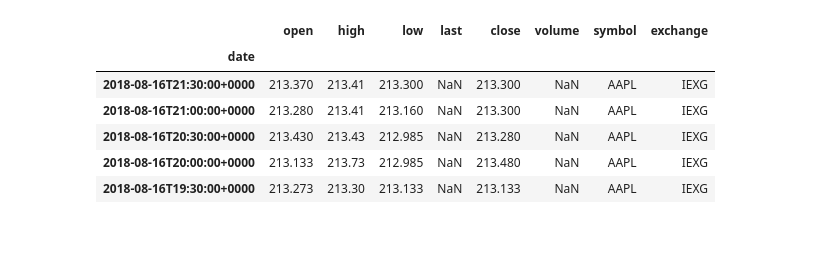
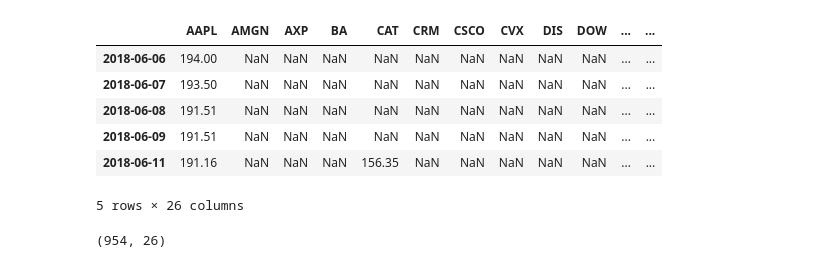
Before and after one commit to danieliriondo/R9_AMARILLO, a Jupyter notebook: 01-Ingesta_Limpieza.ipynb, the cells around one changed output. Drawn from its saved outputs; the diff is of its cells as text; code cells hidden in the pictures; blank space fills up the shorter version.

```diff
--- a/01-Ingesta_Limpieza.ipynb
+++ b/01-Ingesta_Limpieza.ipynb
@@ -24,0 +1,29 @@ df_completo
+# %%
+import pandas as pd
+import glob
+import os
+
+# Carpeta con los CSV
+path = "Datos/Originales/*.csv"
+files = glob.glob(path)
+
+dfs = []
+
+for f in files:
+    # Nombre del dataset sin extensión (ej: "AAPL")
+    name = os.path.splitext(os.path.basename(f))[0]
+
+    # Leer CSV
+    temp = pd.read_csv(f, index_col='date')  # asumimos que la primera columna es fecha o índice
+    temp.index = pd.to_datetime(temp.index)  # asegurar índice tipo fecha
+    temp = temp[~temp.index.duplicated()]    # eliminar posibles duplicados
+
+    # Crear MultiIndex en columnas: (columna original, nombre dataset)
+    temp.columns = pd.MultiIndex.from_product([temp.columns, [name]])
+
+    dfs.append(temp)
+
+# Concatenar todos los DataFrames por columnas
+df = pd.concat(dfs, axis=1)
+df = df.close
+df.columns = df.columns.str.replace("_marketstack", "", regex=False)
@@ -25,10 +35,25 @@ df_completo
+# %%
+# 1. Crear nueva columna auxiliar solo con la fecha (sin hora)
+df['date_only'] = df.index.date
+
+# 2. Agrupar por esa fecha y seleccionar el último registro de cada día
+df = df.groupby('date_only').last()
+
+# 3. (Opcional) Reindexar para usar esa nueva columna como índice datetime solo con la fecha
+df.index = pd.to_datetime(df.index)
+df.index.name = 'date'
+df.index = df.index.date
 # %%
-df_completo.head()
+df.head()
 # %% [output]
-|  | open | high | low | last | close | volume | symbol | exchange |
-| date |  |  |  |  |  |  |  |  |
-| 2018-08-16T21:30:00+0000 | 213.370 | 213.41 | 213.300 | NaN | 213.300 | NaN | AAPL | IEXG |
-| 2018-08-16T21:00:00+0000 | 213.280 | 213.41 | 213.160 | NaN | 213.300 | NaN | AAPL | IEXG |
-| 2018-08-16T20:30:00+0000 | 213.430 | 213.43 | 212.985 | NaN | 213.280 | NaN | AAPL | IEXG |
-| 2018-08-16T20:00:00+0000 | 213.133 | 213.73 | 212.985 | NaN | 213.480 | NaN | AAPL | IEXG |
-| 2018-08-16T19:30:00+0000 | 213.273 | 213.30 | 213.133 | NaN | 213.133 | NaN | AAPL | IEXG |
+|  | AAPL | AMGN | AXP | BA | CAT | CRM | CSCO | CVX | DIS | DOW | ... | ... |
+| 2018-06-06 | 194.00 | NaN | NaN | NaN | NaN | NaN | NaN | NaN | NaN | NaN | ... | ... |
+| 2018-06-07 | 193.50 | NaN | NaN | NaN | NaN | NaN | NaN | NaN | NaN | NaN | ... | ... |
+| 2018-06-08 | 191.51 | NaN | NaN | NaN | NaN | NaN | NaN | NaN | NaN | NaN | ... | ... |
+| 2018-06-09 | 191.51 | NaN | NaN | NaN | NaN | NaN | NaN | NaN | NaN | NaN | ... | ... |
+| 2018-06-11 | 191.16 | NaN | NaN | NaN | 156.35 | NaN | NaN | NaN | NaN | NaN | ... | ... |
+5 rows × 26 columns
+# %%
+df.shape
+# %% [output]
+(954, 26)
```
Also changed, not shown: parts of 16 cells of this notebook.
